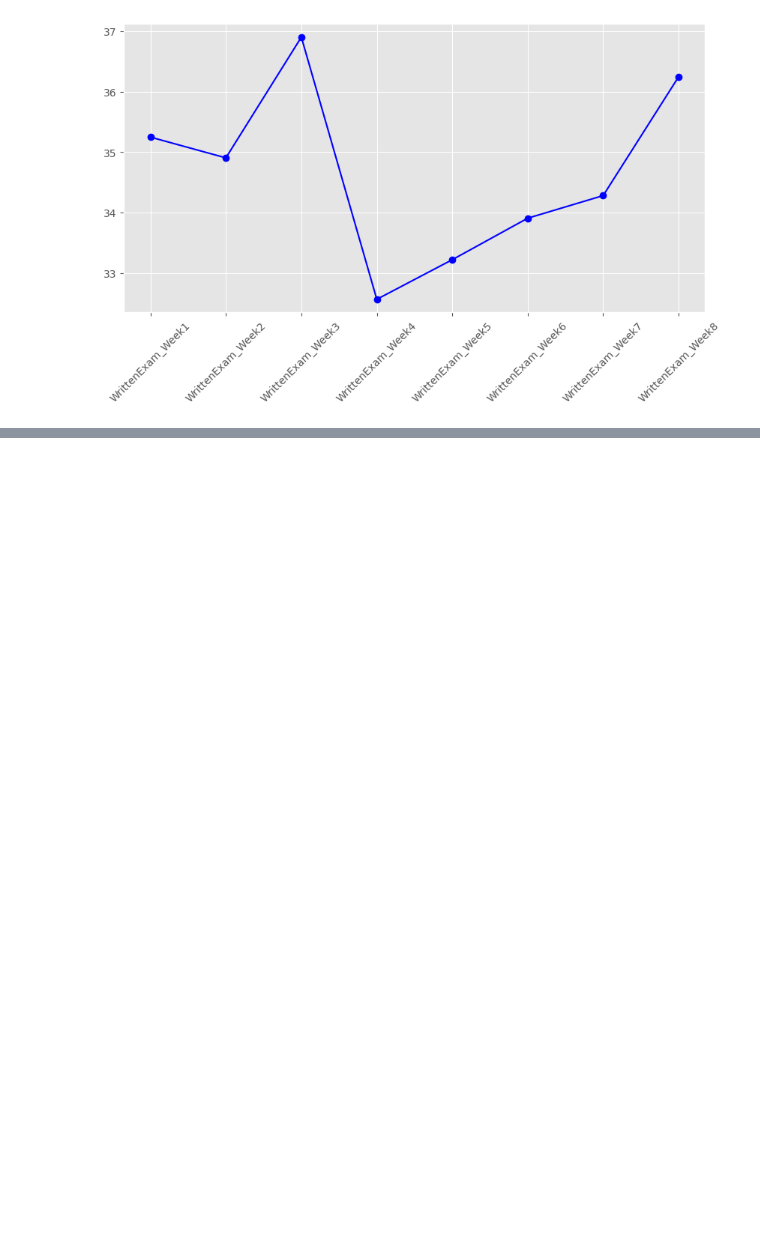
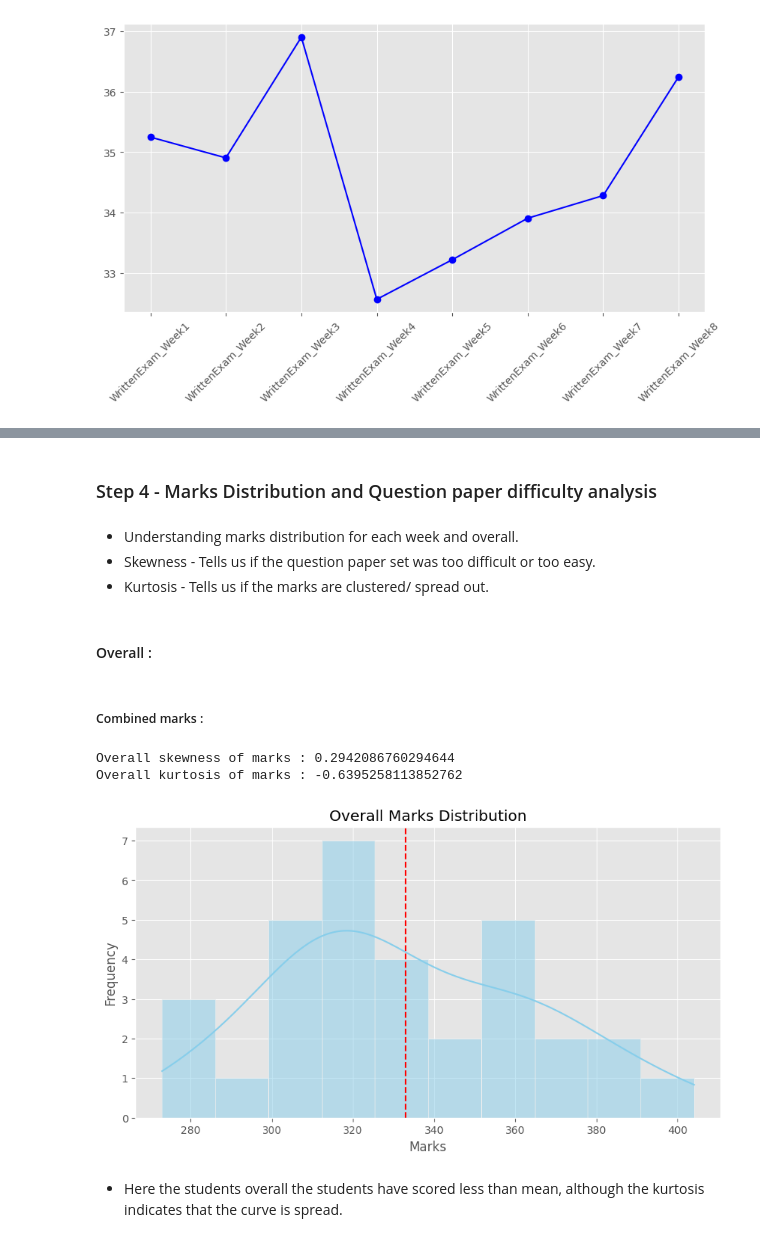
Before and after one commit to MrQuestionbank/Python-Course-Work, a Jupyter notebook: Projects/Data_Analytics_Projects/Students_Analysis.ipynb, the cells around one changed output, grey strips where cells are left out. Saved outputs shown, nothing was run; the diff lists cells and outputs as text; code cells hidden in the pictures; blank space fills up the shorter version.

```diff
--- a/Projects/Data_Analytics_Projects/Students_Analysis.ipynb
+++ b/Projects/Data_Analytics_Projects/Students_Analysis.ipynb
@@ -205,0 +209,33 @@ plt.show()
+# %% [markdown]
+### Step 4 - Marks Distribution and Question paper difficulty analysis
+# %% [markdown]
+- Understanding marks distribution for each week and overall.
+- Skewness - Tells us if the question paper set was too difficult or too easy.
+- Kurtosis - Tells us if the marks are clustered/ spread out.
+# %% [markdown]
+#### Overall :
+# %% [markdown]
+##### Combined marks :
+# %%
+# skewness and kurtosis of total marks.
+Overall_skew = skew(df['Total_Marks'])
+Overall_kurt = kurtosis(df['Total_Marks'])
+
+print(f"Overall skewness of marks : {Overall_skew}")
+print(f"Overall kurtosis of marks : {Overall_kurt}")
+# %% [output]
+Overall skewness of marks : 0.2942086760294644
+Overall kurtosis of marks : -0.6395258113852762
+# %%
+# Histogram showing the overall marks distribution
+plt.figure(figsize =(10,5))
+sns.histplot(df['Total_Marks'], kde =True, color= 'skyblue', bins = 10)
+plt.axvline(Overall_mean, color ="red", linestyle = "--", label = f"Mean = {Overall_mean:.2f}")
+plt.title("Overall Marks Distribution")
+plt.xlabel("Marks")
+plt.ylabel("Frequency")
+plt.show()
+# %% [output]
+[figure, added]
+# %% [markdown]
+* Here the students overall the students have scored less than mean, although the kurtosis indicates that the curve is spread.
```
Also changed, not shown: parts of 7 cells of this notebook.
